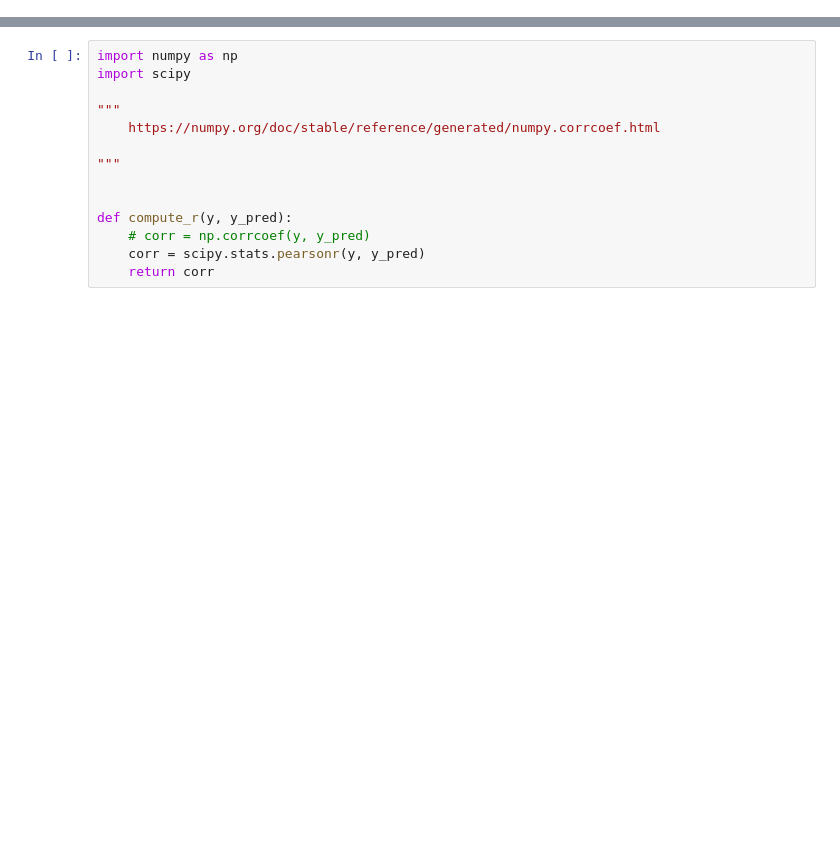
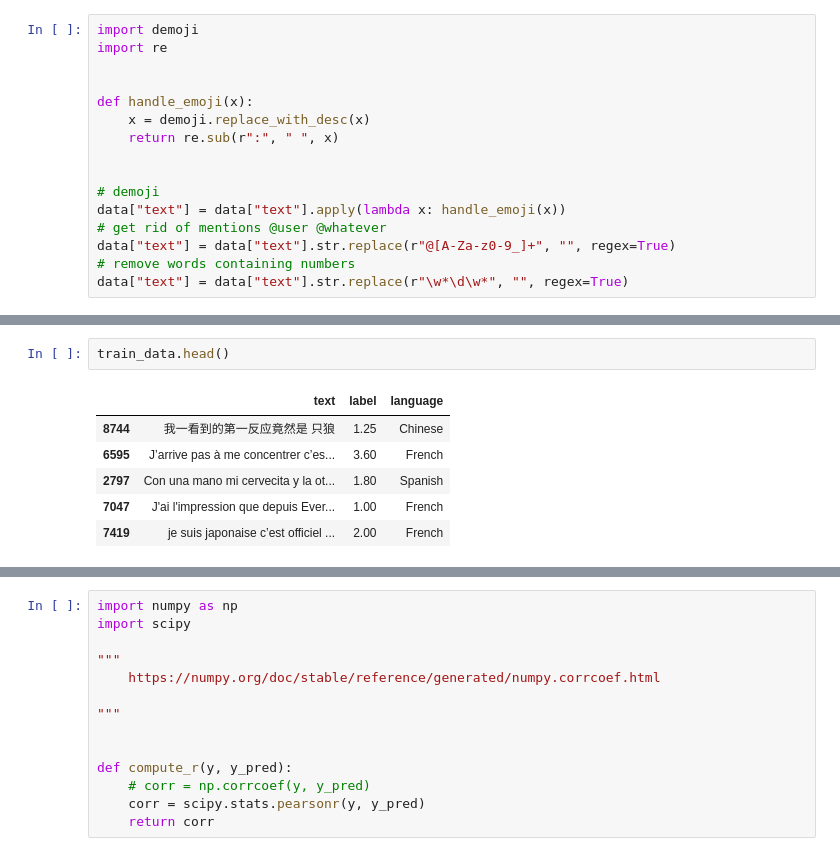
Before and after one commit to sugam11/semeval_multilingual_intimacy_detection, a Jupyter notebook: xlm.ipynb, the cells around one changed output, grey strips where cells are left out. Saved outputs shown, nothing was run; the diff lists cells and outputs as text; blank space fills up the shorter version.

```diff
--- a/xlm.ipynb
+++ b/xlm.ipynb
@@ -103,0 +102,16 @@ data = pd.read_csv("data/train.csv")
+# %%
+import demoji
+import re
+
+
+def handle_emoji(x):
+    x = demoji.replace_with_desc(x)
+    return re.sub(r":", " ", x)
+
+
+# demoji
+data["text"] = data["text"].apply(lambda x: handle_emoji(x))
+# get rid of mentions @user @whatever
+data["text"] = data["text"].str.replace(r"@[A-Za-z0-9_]+", "", regex=True)
+# remove words containing numbers
+data["text"] = data["text"].str.replace(r"\w*\d\w*", "", regex=True)
@@ -122,3 +141,12 @@ train_data, valid_data = train_test_split(
 )
 # %% [output]
 [interactive output not drawn]
+# %%
+train_data.head()
+# %% [output]
+|  | text | label | language |
+| 8744 | 我一看到的第一反应竟然是 只狼 | 1.25 | Chinese |
+| 6595 | J’arrive pas à me concentrer c’es... | 3.60 | French |
+| 2797 | Con una mano mi cervecita y la ot... | 1.80 | Spanish |
+| 7047 | J'ai l'impression que depuis Ever... | 1.00 | French |
+| 7419 | je suis japonaise c’est officiel ... | 2.00 | French |
```
Also changed, not shown: parts of 25 cells of this notebook.
